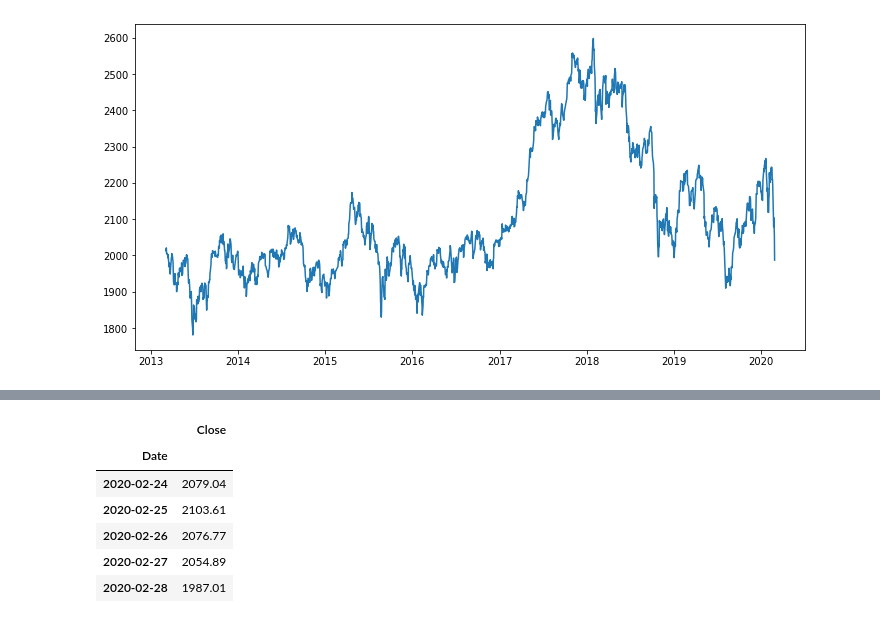
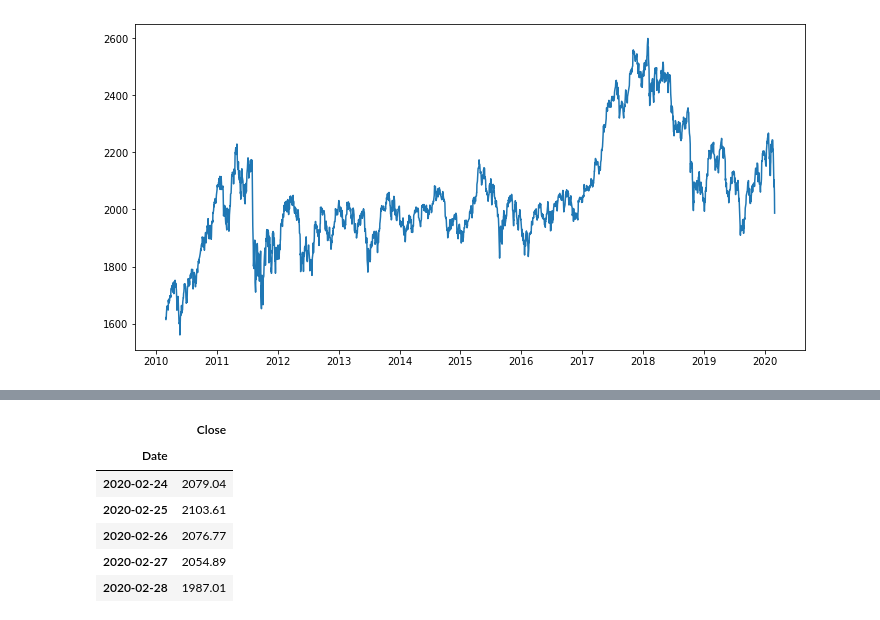
Before and after one commit to aprogod/hackarthon, a Jupyter notebook: dacon_arima.ipynb, the cells around one changed output, grey strips where cells are left out. Saved outputs shown, nothing was run; the diff lists cells and outputs as text; code cells hidden in the pictures.

```diff
--- a/dacon_arima.ipynb
+++ b/dacon_arima.ipynb
@@ -8,10 +10,10 @@ import warnings
 warnings.filterwarnings("ignore")
 # %%
 # kospi_df 만들고 시각화 해보기(2013~2020)
-Kospi_df = fdr.DataReader('KS11', '2013-03-01', '2020-02-29')
+Kospi_df = fdr.DataReader('KS11', '2010-03-01', '2020-02-28')
 plt.figure(figsize=(12,6), facecolor='w')
 plt.plot(Kospi_df['Close'])
 Kospi_c = Kospi_df['Close']
 Kospi_df_c = pd.DataFrame(Kospi_c)
 # %% [output]
-[figure, old version]
+[figure, new version]
```
Also changed, not shown: parts of 21 cells of this notebook, 1 other file.
